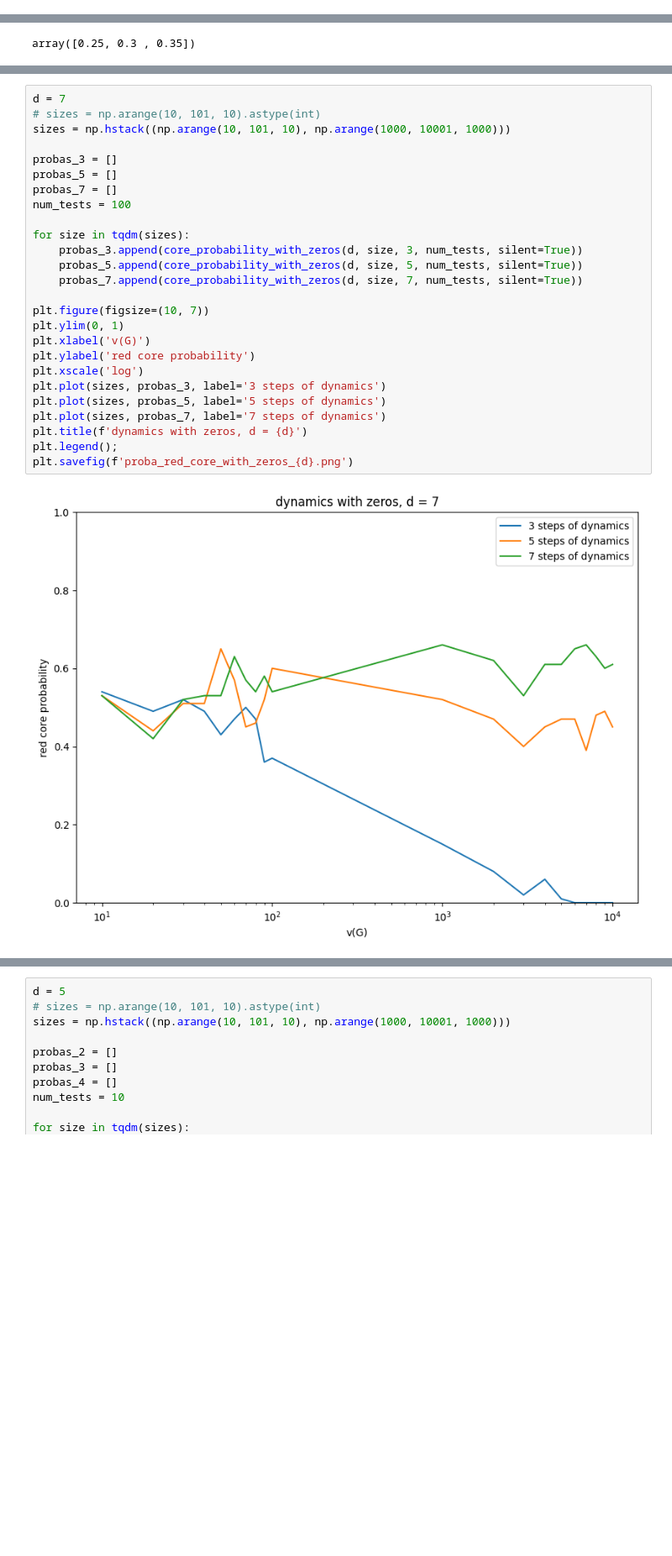
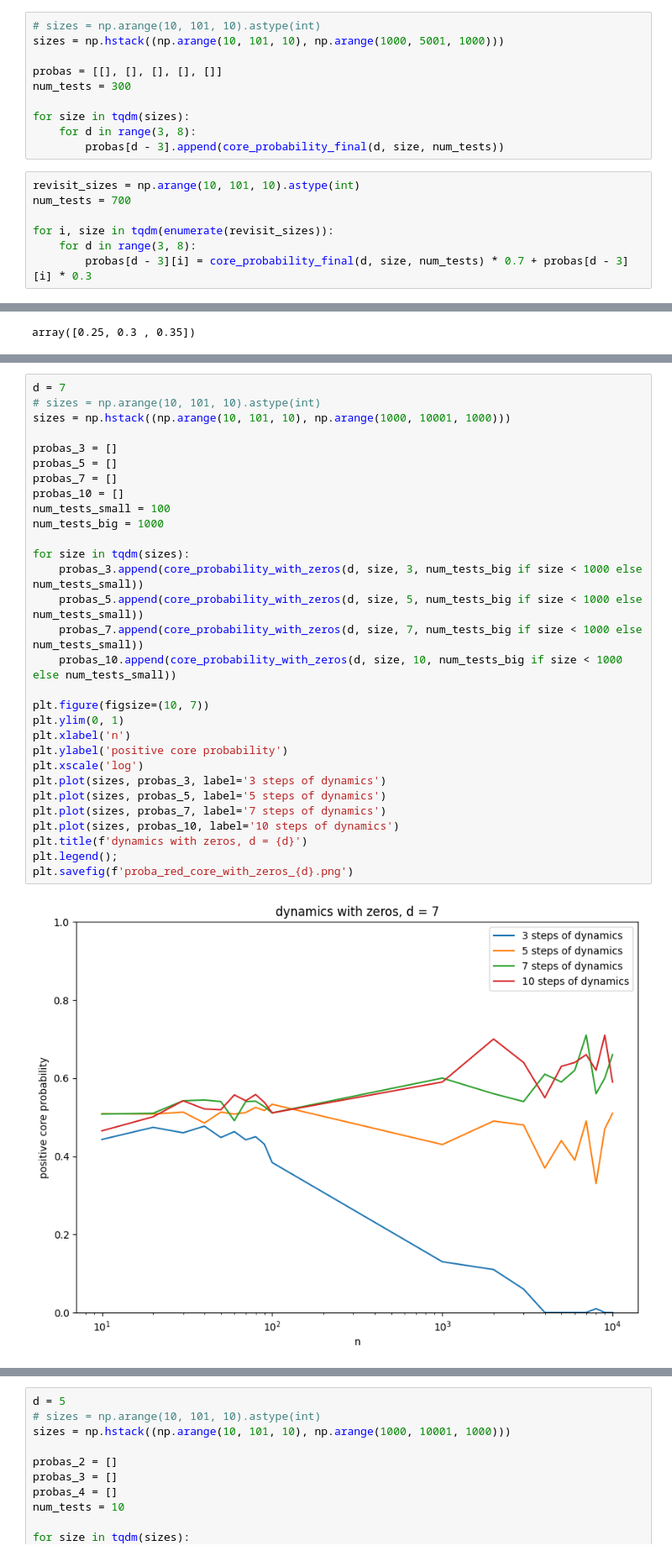
Before and after one commit to Paul566/internal-cuts, a Jupyter notebook: swap-processes.ipynb, the cells around one changed output, grey strips where cells are left out. Shown at 84% size. Saved outputs shown, nothing was run; the diff lists cells and outputs as text; blank space fills up the shorter version.

```diff
--- a/swap-processes.ipynb
+++ b/swap-processes.ipynb
@@ -206,3 +201,20 @@ plt.savefig(f'proba_red_core_{d}.png')
 [0.2, 0.3, 0.4, 0.3, 0.2, 0.4, 0.1, 0.6, 0.3, 0.2, 0.1, 0.2, 0.1, 0.1, 0.1, 0.1, 0.0, 0.0, 0.0, 0.0]
 [0.4, 0.4, 0.4, 0.2, 0.4, 0.1, 0.2, 0.2, 0.2, 0.6, 0.1, 0.1, 0.1, 0.1, 0.1, 0.1, 0.1, 0.1, 0.0, 0.0]
 [figure]
+# %%
+# sizes = np.arange(10, 101, 10).astype(int)
+sizes = np.hstack((np.arange(10, 101, 10), np.arange(1000, 5001, 1000)))
+
+probas = [[], [], [], [], []]
+num_tests = 300
+
+for size in tqdm(sizes):
+    for d in range(3, 8):
+        probas[d - 3].append(core_probability_final(d, size, num_tests))
+# %%
+revisit_sizes = np.arange(10, 101, 10).astype(int)
+num_tests = 700
+
+for i, size in tqdm(enumerate(revisit_sizes)):
+    for d in range(3, 8):
+        probas[d - 3][i] = core_probability_final(d, size, num_tests) * 0.7 + probas[d - 3][i] * 0.3
@@ -295,28 +337,32 @@ plt.savefig(f'proba_red_core_swap_{d}_{num_vxs}.png')
 # %%
 d = 7
 # sizes = np.arange(10, 101, 10).astype(int)
 sizes = np.hstack((np.arange(10, 101, 10), np.arange(1000, 10001, 1000)))
 
 probas_3 = []
 probas_5 = []
 probas_7 = []
-num_tests = 100
+probas_10 = []
+num_tests_small = 100
+num_tests_big = 1000
 
 for size in tqdm(sizes):
-    probas_3.append(core_probability_with_zeros(d, size, 3, num_tests, silent=True))
-    probas_5.append(core_probability_with_zeros(d, size, 5, num_tests, silent=True))
-    probas_7.append(core_probability_with_zeros(d, size, 7, num_tests, silent=True))
+    probas_3.append(core_probability_with_zeros(d, size, 3, num_tests_big if size < 1000 else num_tests_small))
+    probas_5.append(core_probability_with_zeros(d, size, 5, num_tests_big if size < 1000 else num_tests_small))
+    probas_7.append(core_probability_with_zeros(d, size, 7, num_tests_big if size < 1000 else num_tests_small))
+    probas_10.append(core_probability_with_zeros(d, size, 10, num_tests_big if size < 1000 else num_tests_small))
 
 plt.figure(figsize=(10, 7))
 plt.ylim(0, 1)
-plt.xlabel('v(G)')
-plt.ylabel('red core probability')
+plt.xlabel('n')
+plt.ylabel('positive core probability')
 plt.xscale('log')
 plt.plot(sizes, probas_3, label='3 steps of dynamics')
 plt.plot(sizes, probas_5, label='5 steps of dynamics')
 plt.plot(sizes, probas_7, label='7 steps of dynamics')
+plt.plot(sizes, probas_10, label='10 steps of dynamics')
 plt.title(f'dynamics with zeros, d = {d}')
 plt.legend();
 plt.savefig(f'proba_red_core_with_zeros_{d}.png')
 # %% [output]
-[figure, old version]
+[figure, new version]
```
Also changed, not shown: parts of 32 cells of this notebook, 13 other files.
